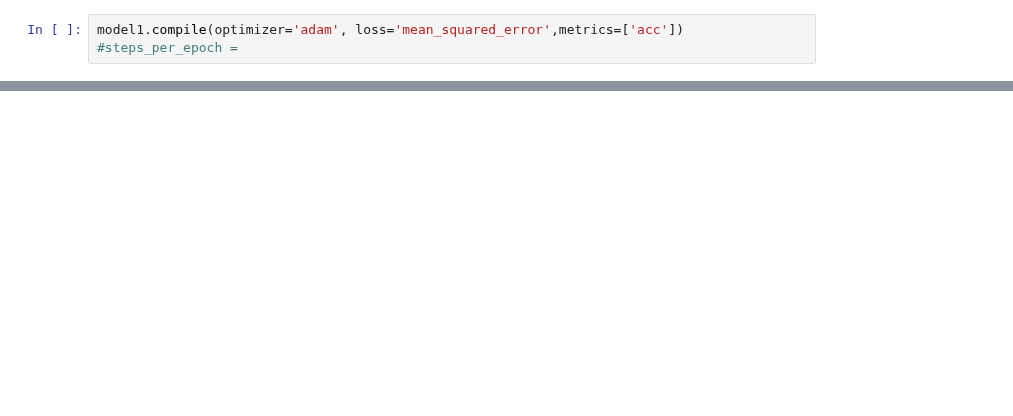
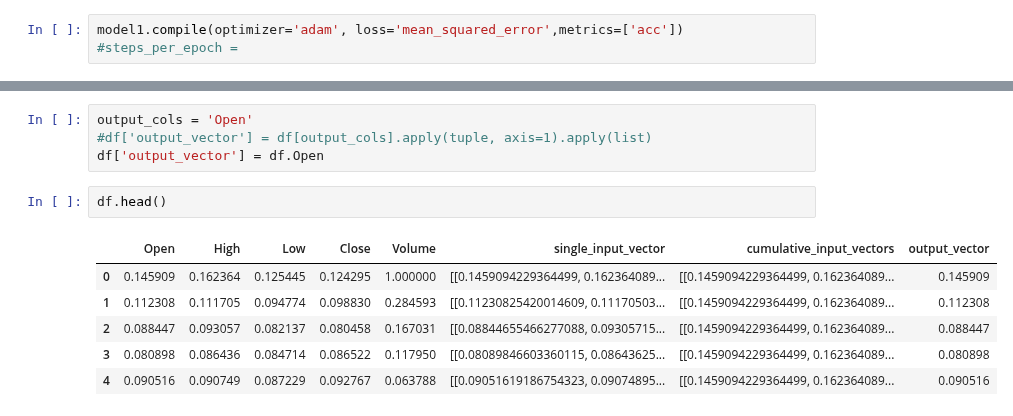
Before and after one commit to vagabundoo/predicting_financial_markets_deep_learning, a Jupyter notebook: workflow/01-02-retry-univariate-timeseries.ipynb, the cells around one changed output, grey strips where cells are left out. Drawn from its saved outputs; the diff is of its cells as text; blank space fills up the shorter version.

```diff
--- a/workflow/01-02-retry-univariate-timeseries.ipynb
+++ b/workflow/01-02-retry-univariate-timeseries.ipynb
@@ -133,0 +319,13 @@ RuntimeError: You must compile your model before using it.
+# %%
+output_cols = 'Open'
+#df['output_vector'] = df[output_cols].apply(tuple, axis=1).apply(list)
+df['output_vector'] = df.Open
+# %%
+df.head()
+# %% [output]
+|  | Open | High | Low | Close | Volume | single_input_vector | cumulative_input_vectors | output_vector |
+| 0 | 0.145909 | 0.162364 | 0.125445 | 0.124295 | 1.000000 | [[0.1459094229364499, 0.162364089... | [[0.1459094229364499, 0.162364089... | 0.145909 |
+| 1 | 0.112308 | 0.111705 | 0.094774 | 0.098830 | 0.284593 | [[0.11230825420014609, 0.11170503... | [[0.1459094229364499, 0.162364089... | 0.112308 |
+| 2 | 0.088447 | 0.093057 | 0.082137 | 0.080458 | 0.167031 | [[0.08844655466277088, 0.09305715... | [[0.1459094229364499, 0.162364089... | 0.088447 |
+| 3 | 0.080898 | 0.086436 | 0.084714 | 0.086522 | 0.117950 | [[0.08089846603360115, 0.08643625... | [[0.1459094229364499, 0.162364089... | 0.080898 |
+| 4 | 0.090516 | 0.090749 | 0.087229 | 0.092767 | 0.063788 | [[0.09051619186754323, 0.09074895... | [[0.1459094229364499, 0.162364089... | 0.090516 |
```
Also changed, not shown: parts of 68 cells of this notebook, 5 other files.
